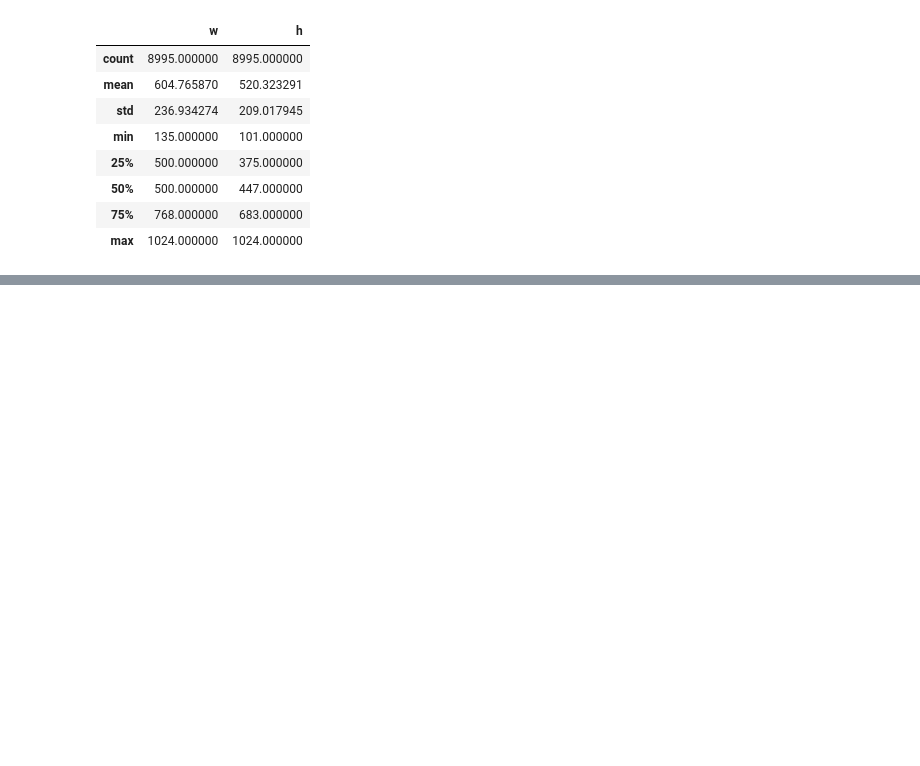
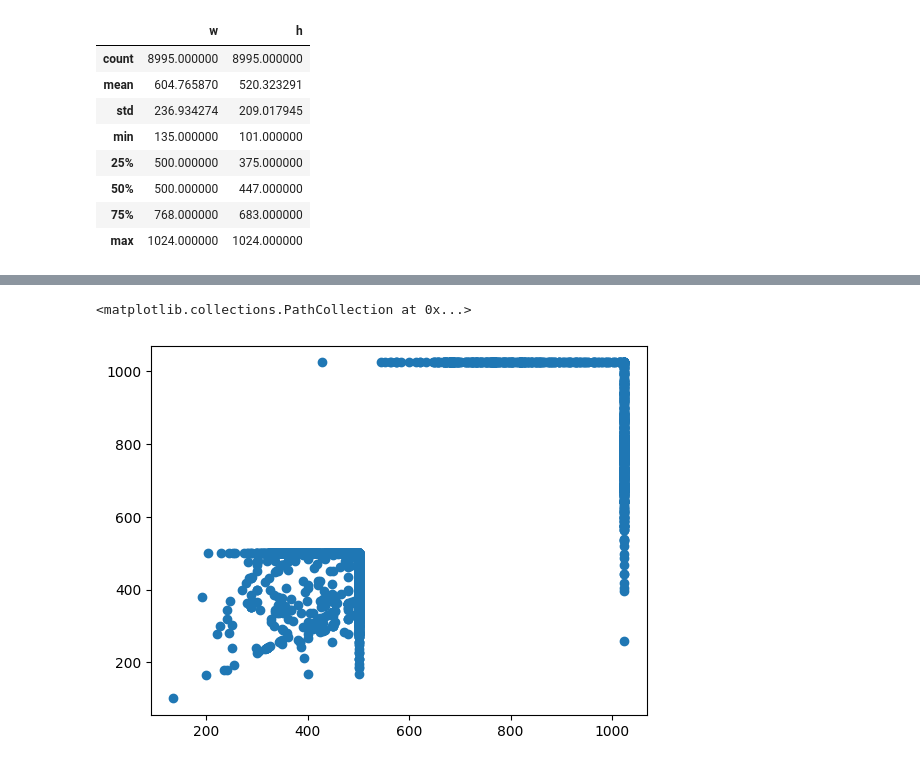
Before and after one commit to firefiruses/CatKaggle, a Jupyter notebook: pythonUtils/analysis.ipynb, the cells around one changed output, grey strips where cells are left out. Drawn from its saved outputs; the diff is of its cells as text; code cells hidden in the pictures; blank space fills up the shorter version.

```diff
--- a/pythonUtils/analysis.ipynb
+++ b/pythonUtils/analysis.ipynb
@@ -11,8 +12,9 @@ import math
 from fractions import Fraction
 path = '../images/images/train/'
 
-train_sizes = pd.DataFrame({'w' : [], 'h' : []})
-propotion = []
+train_sыizes = pd.DataFrame({'w' : [], 'h' : []})
+propotion = {}
+resolution = []
 images = []
 
 for file in listdir(path):
@@ -25,6 +27,7 @@ for file in listdir(path):
             propotion[frac] = 0
         propotion[frac] += 1
         images.append(image)
+        resolution.append(width*height)
         train_sizes.loc[-1] = {'w' : width, 'h' : height}
         train_sizes.index = train_sizes.index + 1
         train_sizes = train_sizes.sort_index()
@@ -43,0 +79,5 @@ train_sizes.describe()
+# %%
+plt.scatter(train_sizes['w'], train_sizes['h'])
+# %% [output]
+<matplotlib.collections.PathCollection at 0x...>
+[figure, added]
```
Also changed, not shown: parts of 4 cells of this notebook, 3 other files.
